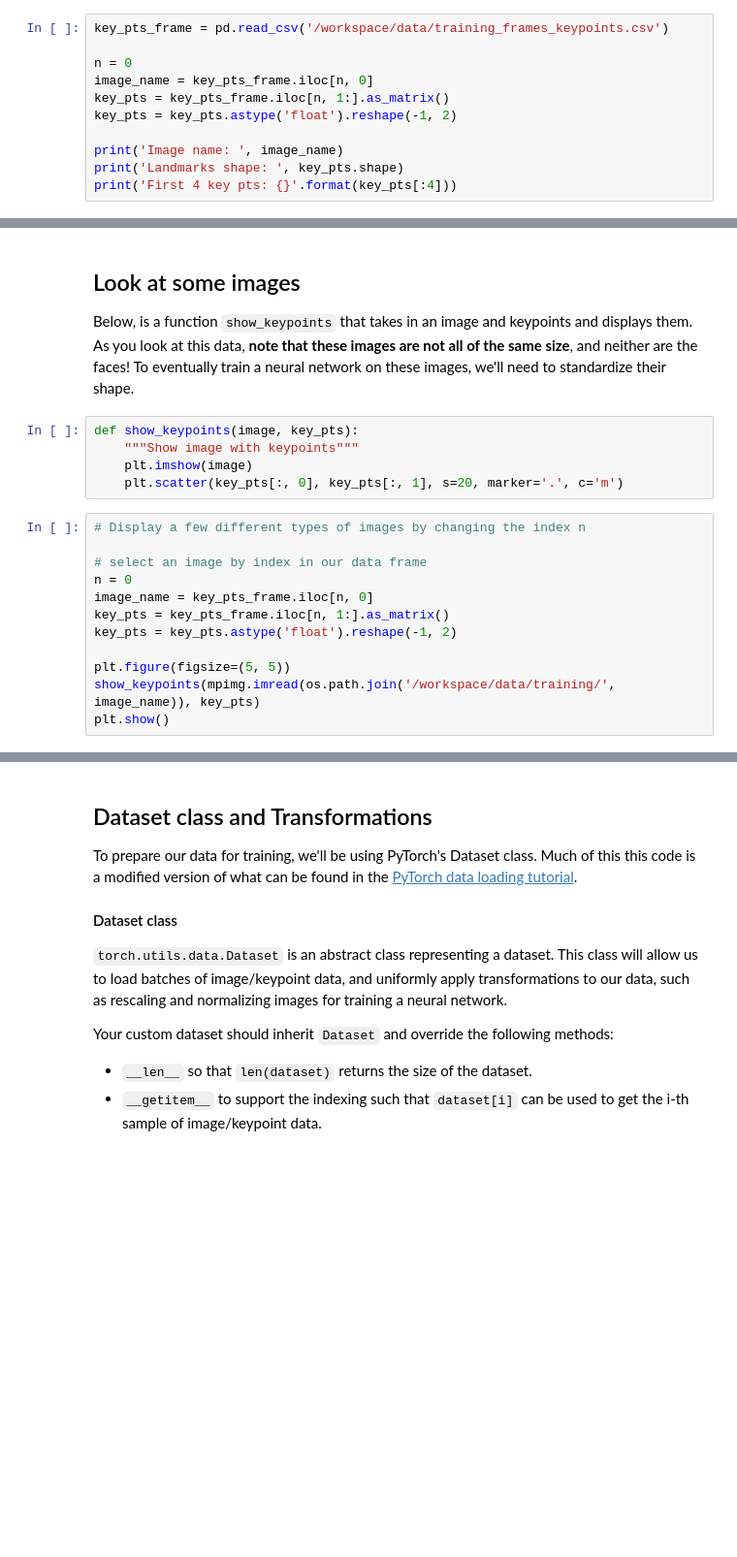
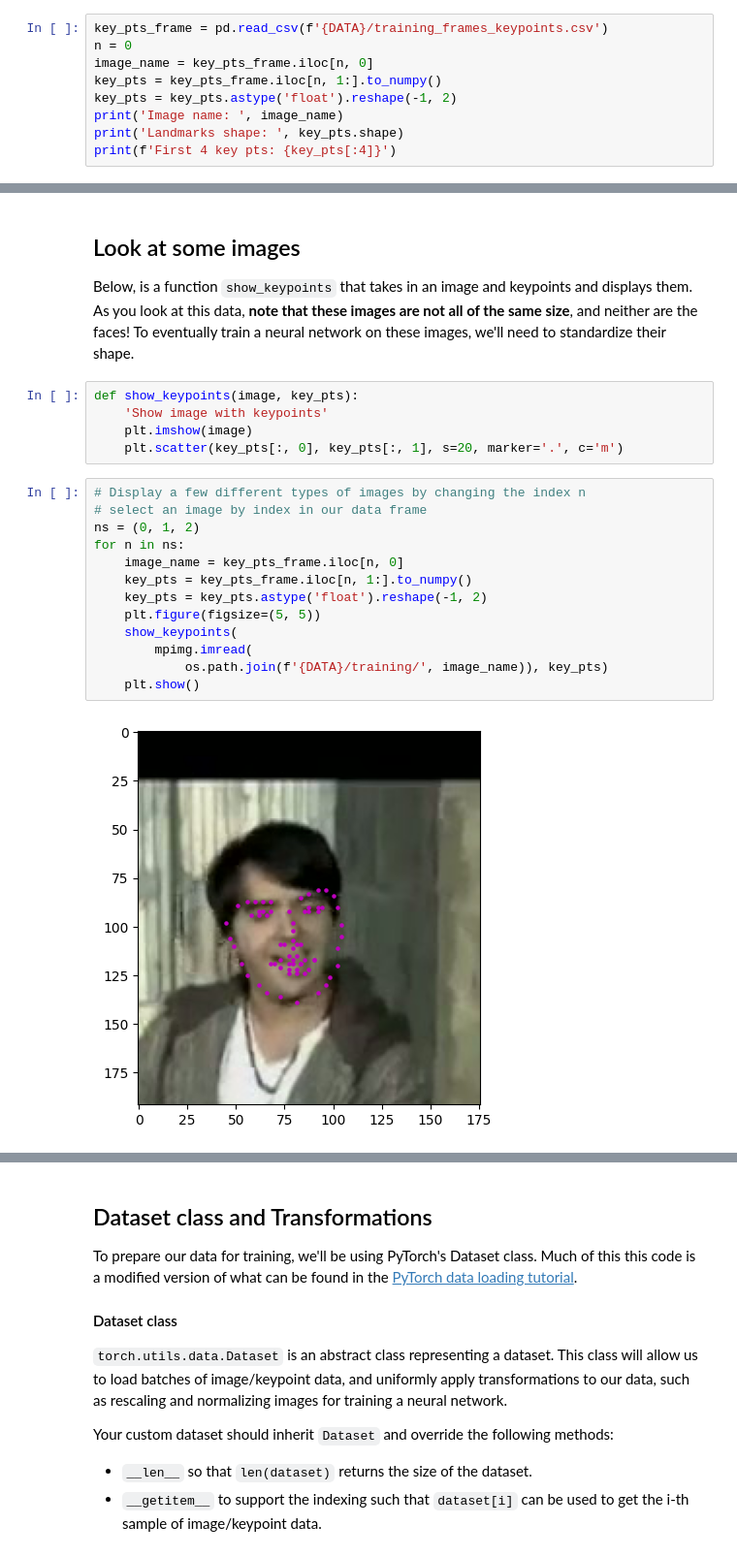
Before and after one commit to damiansp/cpu_vis, a Jupyter notebook: udacity/computer_vis_nano/computer_vision/project/1_load_and_visualize_data.ipynb, the cells around one changed output, grey strips where cells are left out. Shown at 97% size. Drawn from its saved outputs; the diff is of its cells as text; blank space fills up the shorter version.

```diff
--- a/udacity/computer_vis_nano/computer_vision/project/1_load_and_visualize_data.ipynb
+++ b/udacity/computer_vis_nano/computer_vision/project/1_load_and_visualize_data.ipynb
@@ -55,13 +67,11 @@ import cv2
 # %% [markdown]
 Then, let's load in our training data and display some stats about that dat ato make sure it's been loaded in correctly!
 # %%
-key_pts_frame = pd.read_csv('/workspace/data/training_frames_keypoints.csv')
-
+key_pts_frame = pd.read_csv(f'{DATA}/training_frames_keypoints.csv')
 n = 0
 image_name = key_pts_frame.iloc[n, 0]
-key_pts = key_pts_frame.iloc[n, 1:].as_matrix()
+key_pts = key_pts_frame.iloc[n, 1:].to_numpy()
 key_pts = key_pts.astype('float').reshape(-1, 2)
-
 print('Image name: ', image_name)
 print('Landmarks shape: ', key_pts.shape)
-print('First 4 key pts: {}'.format(key_pts[:4]))
+print(f'First 4 key pts: {key_pts[:4]}')
@@ -74,18 +93,21 @@ print('Number of images: ', key_pts_frame.shape[0])
 Below, is a function `show_keypoints` that takes in an image and keypoints and displays them.  As you look at this data, **note that these images are not all of the same size**, and neither are the faces! To eventually train a neural network on these images, we'll need to standardize their shape.
 # %%
 def show_keypoints(image, key_pts):
-    """Show image with keypoints"""
+    'Show image with keypoints'
     plt.imshow(image)
     plt.scatter(key_pts[:, 0], key_pts[:, 1], s=20, marker='.', c='m')
 # %%
 # Display a few different types of images by changing the index n
-
 # select an image by index in our data frame
-n = 0
-image_name = key_pts_frame.iloc[n, 0]
-key_pts = key_pts_frame.iloc[n, 1:].as_matrix()
-key_pts = key_pts.astype('float').reshape(-1, 2)
-
-plt.figure(figsize=(5, 5))
-show_keypoints(mpimg.imread(os.path.join('/workspace/data/training/', image_name)), key_pts)
-plt.show()
+ns = (0, 1, 2)
+for n in ns:
+    image_name = key_pts_frame.iloc[n, 0]
+    key_pts = key_pts_frame.iloc[n, 1:].to_numpy()
+    key_pts = key_pts.astype('float').reshape(-1, 2)
+    plt.figure(figsize=(5, 5))
+    show_keypoints(
+        mpimg.imread(
+            os.path.join(f'{DATA}/training/', image_name)), key_pts)
+    plt.show()
+# %% [output]
+[figure, added]
```
Also changed, not shown: parts of 20 cells of this notebook, 1 other file.
